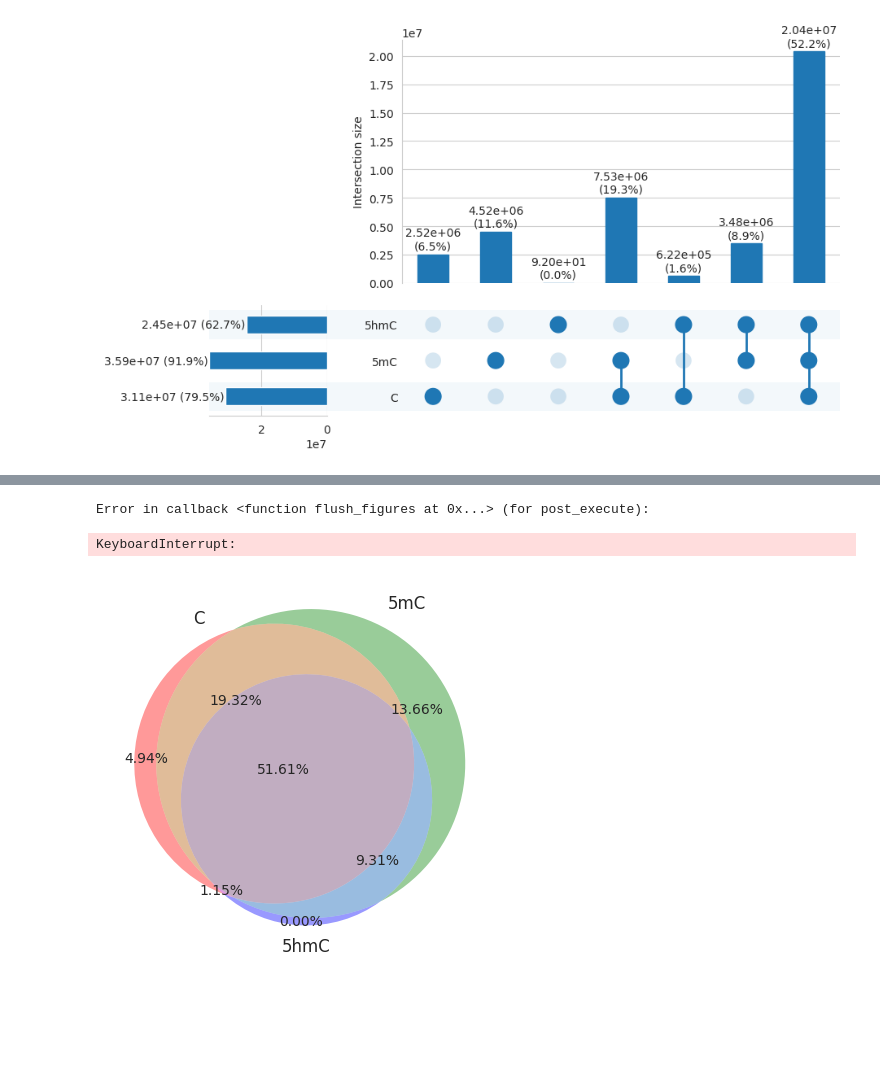
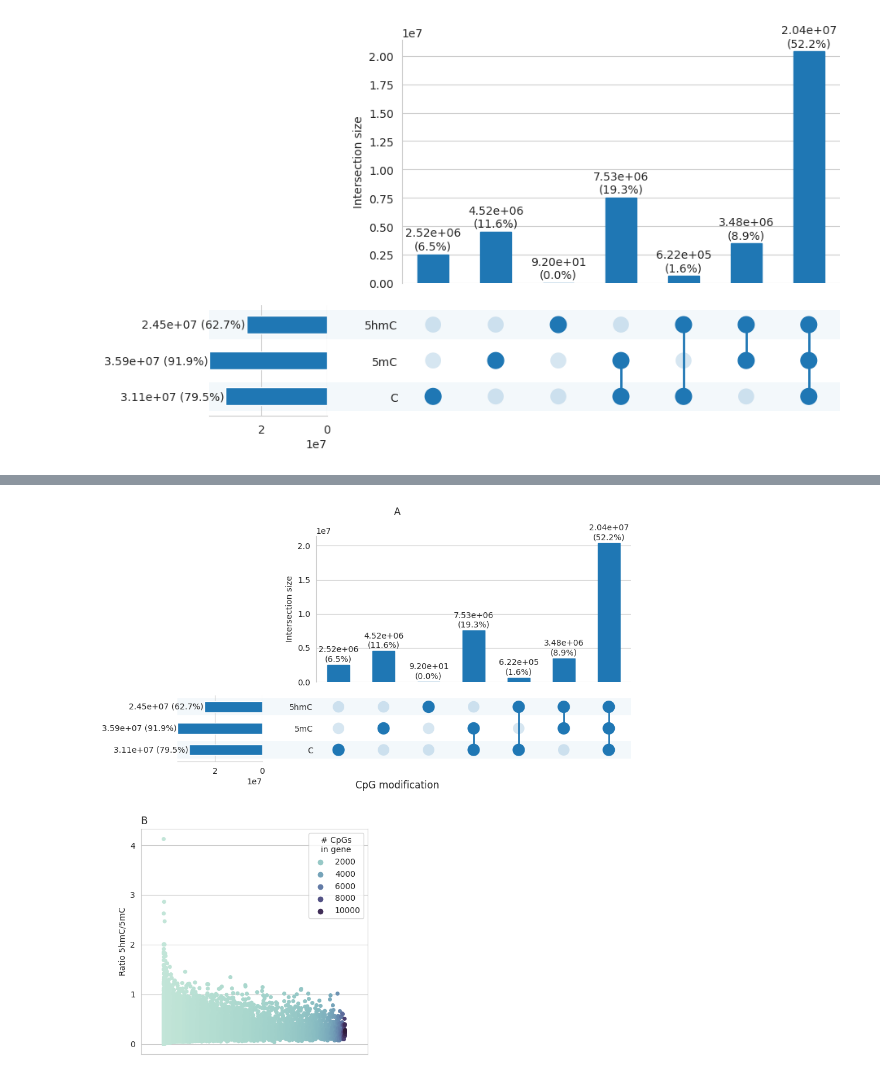
Before and after one commit to DominicOH/Analysis-of-nanopore-epigenetic-sequencing, a Jupyter notebook: CpG_turnover_fig5.ipynb, the cells around one changed output, grey strips where cells are left out. Cells and saved outputs as stored; diff of their text form; code cells hidden in the pictures; blank space fills up the shorter version.

```diff
--- a/CpG_turnover_fig5.ipynb
+++ b/CpG_turnover_fig5.ipynb
@@ -157,58 +159,27 @@ sns.stripplot(genes_df, y="ratio", hue="CpG_count", legend="brief")
 # %%
 import matplotlib_venn as plv
 import matplotlib.pyplot as plt
 import matplotlib.gridspec as gridspec
 import seaborn as sns
 
 sns.set_style("whitegrid")
 
 fig = plt.figure(figsize=(10, 10))
 gs = gridspec.GridSpec(2, 2, fig)
 
 fig1 = fig.add_subfigure(gs[0, :])
 upset.plot(fig1)
 fig1.suptitle("A")
 fig1.supxlabel("CpG modification")
 
 fig2 = fig.add_subfigure(gs[1, 0])
 ax2 = fig2.add_subplot()
 
-sns.swarmplot(genes_df, y="ratio", hue="CpG_count", legend="brief", ax=ax2, palette=sns.cubehelix_palette(start=.5, rot=-.5, as_cmap=True))
+sns.stripplot(genes_df, y="ratio", hue="CpG_count", dodge=True, legend="brief", ax=ax2, palette=sns.cubehelix_palette(start=.5, rot=-.5, as_cmap=True))
 ax2.set_title("B", loc="left")
 ax2.set_ylabel("Ratio 5hmC/5mC")
 sns.move_legend(ax2, "upper right", title="# CpGs\nin gene")
 
 fig.show()
 # %% [output]
-Error in callback <function flush_figures at 0x...> (for post_execute):
-KeyboardInterrupt:
+[figure, added]
-# %%
-import matplotlib_venn as plv
-import matplotlib.pyplot as plt
-import matplotlib.gridspec as gridspec
-import seaborn as sns
-
-fig = plt.figure(figsize=(5, 5))
-gs = gridspec.GridSpec(1, 2, fig)
-
-ax1 = fig.add_subplot(gs[0,:])
-venn = plv.venn3(subsets=(len(noModsAtAll(nano_3mod_mc, nano_3mod_hmc)),
-                        len(filterMods(nano_3mod_mc)),
-                        len(modUnmodIntersect(nano_3mod_mc, nano_3mod_hmc)),
-                        len(filterMods(nano_3mod_hmc)),
-                        len(modUnmodIntersect(nano_3mod_hmc, nano_3mod_mc)),
-                        len(modIntersect(nano_3mod_mc, nano_3mod_hmc)),
-                        len(totalOverlap(nano_3mod_mc, nano_3mod_hmc))),
-                        set_labels=["C", "5mC", "5hmC"],
-                        ax=ax1)
-
-total = len(pd.merge(nano_3mod_hmc, nano_3mod_mc, "inner", ["chromosome", "chromStart", "chromEnd", "method", "readCount"]))
-venn.get_label_by_id("100").set_text("{:.2%}".format(len(noModsAtAll(nano_3mod_mc, nano_3mod_hmc))/total))
-venn.get_label_by_id("010").set_text("{:.2%}".format(len(filterMods(nano_3mod_mc))/total))
-venn.get_label_by_id("001").set_text("{:.2%}".format(len(filterMods(nano_3mod_hmc))/total))
-venn.get_label_by_id("110").set_text("{:.2%}".format(len(modUnmodIntersect(nano_3mod_mc, nano_3mod_hmc))/total))
-venn.get_label_by_id("101").set_text("{:.2%}".format(len(modUnmodIntersect(nano_3mod_hmc, nano_3mod_mc))/total))
-venn.get_label_by_id("011").set_text("{:.2%}".format(len(modIntersect(nano_3mod_mc, nano_3mod_hmc))/total))
-venn.get_label_by_id("111").set_text("{:.2%}".format(len(totalOverlap(nano_3mod_mc, nano_3mod_hmc))/total))
-# %% [output]
-[figure, removed]
```
Also changed, not shown: parts of 2 cells of this notebook, 1 other file.
